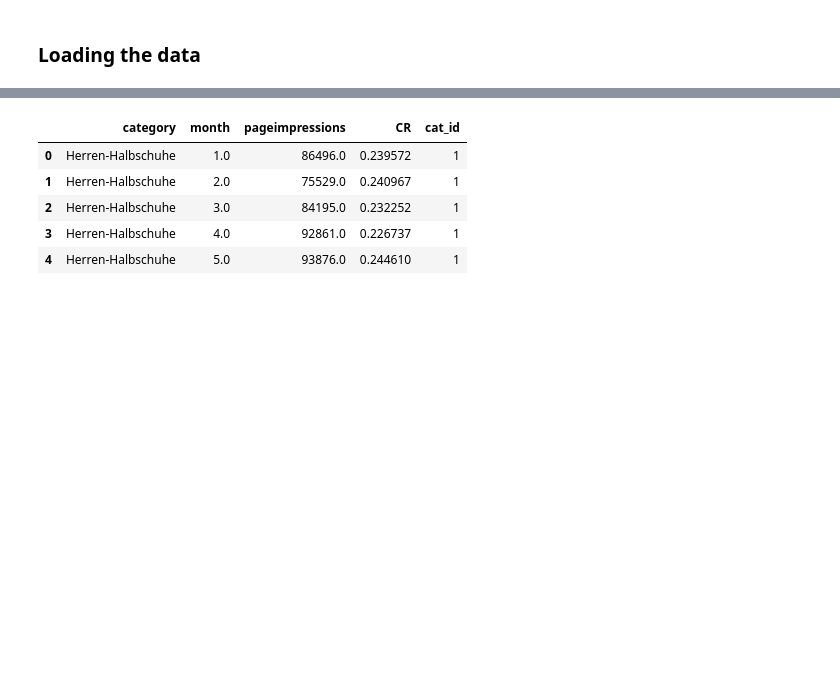
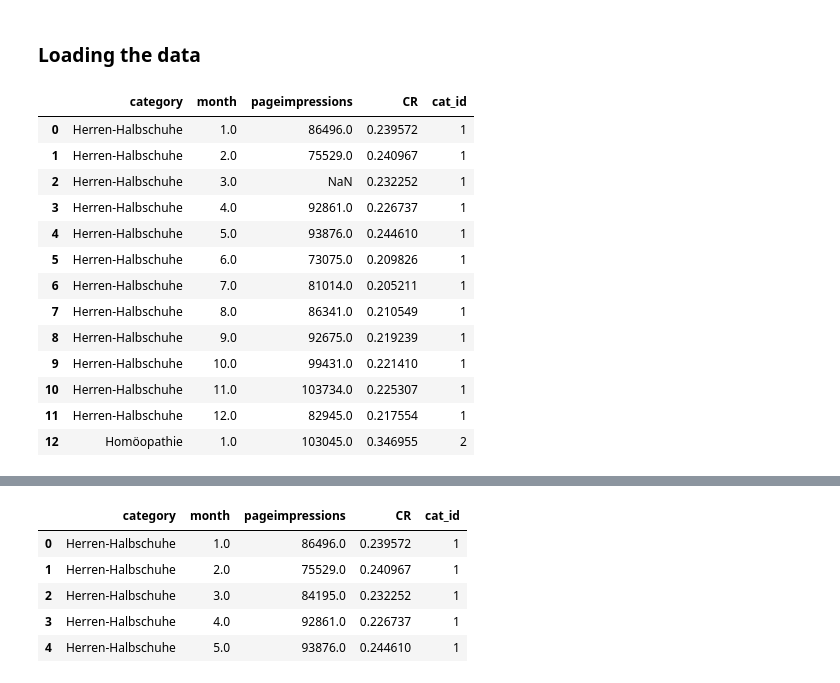
Before and after one commit to to-schi/seasonality-clustering, a Jupyter notebook: seasonality_clustering.ipynb, the cells around one changed output, grey strips where cells are left out. Drawn from its saved outputs; the diff is of its cells as text; code cells hidden in the pictures; blank space fills up the shorter version.

```diff
--- a/seasonality_clustering.ipynb
+++ b/seasonality_clustering.ipynb
@@ -20,18 +19,32 @@ import math
 # %% [markdown]
 ### Loading the data
 # %%
-Create a dataframe of all categories and features
-*.csv Filenames are: "pis_" + a range of 1 to 100
+##Create a dataframe of all categories and features
+#*.csv Filenames are: "pis_" + a range of 1 to 100
 data = pd.read_csv("./data/pis_1.csv", quoting=2)
 data["cat_id"] = 1
 data.sort_values(by=["month"], axis=0, ascending=True, inplace=True)
 
 for i in range(2,101):
     add_data = pd.read_csv(f"./data/pis_{i}.csv", quoting=2)
     add_data["cat_id"] = i
     add_data.sort_values(by=["month"], axis=0, ascending=True, inplace=True)
     data = pd.concat([data, add_data], ignore_index=True)
 data.columns = ["cat_index", "category", "month", "year", "pageimpressions", "CR", "cat_id"]
 data.drop(['cat_index', 'year'], axis=1, inplace=True)
 data.head(13)
-#data = pd.read_csv("./dash_app/datasets/data.csv", sep=";", index_col=[0])
+# %% [output]
+|  | category | month | pageimpressions | CR | cat_id |
+| 0 | Herren-Halbschuhe | 1.0 | 86496.0 | 0.239572 | 1 |
+| 1 | Herren-Halbschuhe | 2.0 | 75529.0 | 0.240967 | 1 |
+| 2 | Herren-Halbschuhe | 3.0 | NaN | 0.232252 | 1 |
+| 3 | Herren-Halbschuhe | 4.0 | 92861.0 | 0.226737 | 1 |
+| 4 | Herren-Halbschuhe | 5.0 | 93876.0 | 0.244610 | 1 |
+| 5 | Herren-Halbschuhe | 6.0 | 73075.0 | 0.209826 | 1 |
+| 6 | Herren-Halbschuhe | 7.0 | 81014.0 | 0.205211 | 1 |
+| 7 | Herren-Halbschuhe | 8.0 | 86341.0 | 0.210549 | 1 |
+| 8 | Herren-Halbschuhe | 9.0 | 92675.0 | 0.219239 | 1 |
+| 9 | Herren-Halbschuhe | 10.0 | 99431.0 | 0.221410 | 1 |
+| 10 | Herren-Halbschuhe | 11.0 | 103734.0 | 0.225307 | 1 |
+| 11 | Herren-Halbschuhe | 12.0 | 82945.0 | 0.217554 | 1 |
+| 12 | Homöopathie | 1.0 | 103045.0 | 0.346955 | 2 |
```
Also changed, not shown: parts of 21 cells of this notebook.
